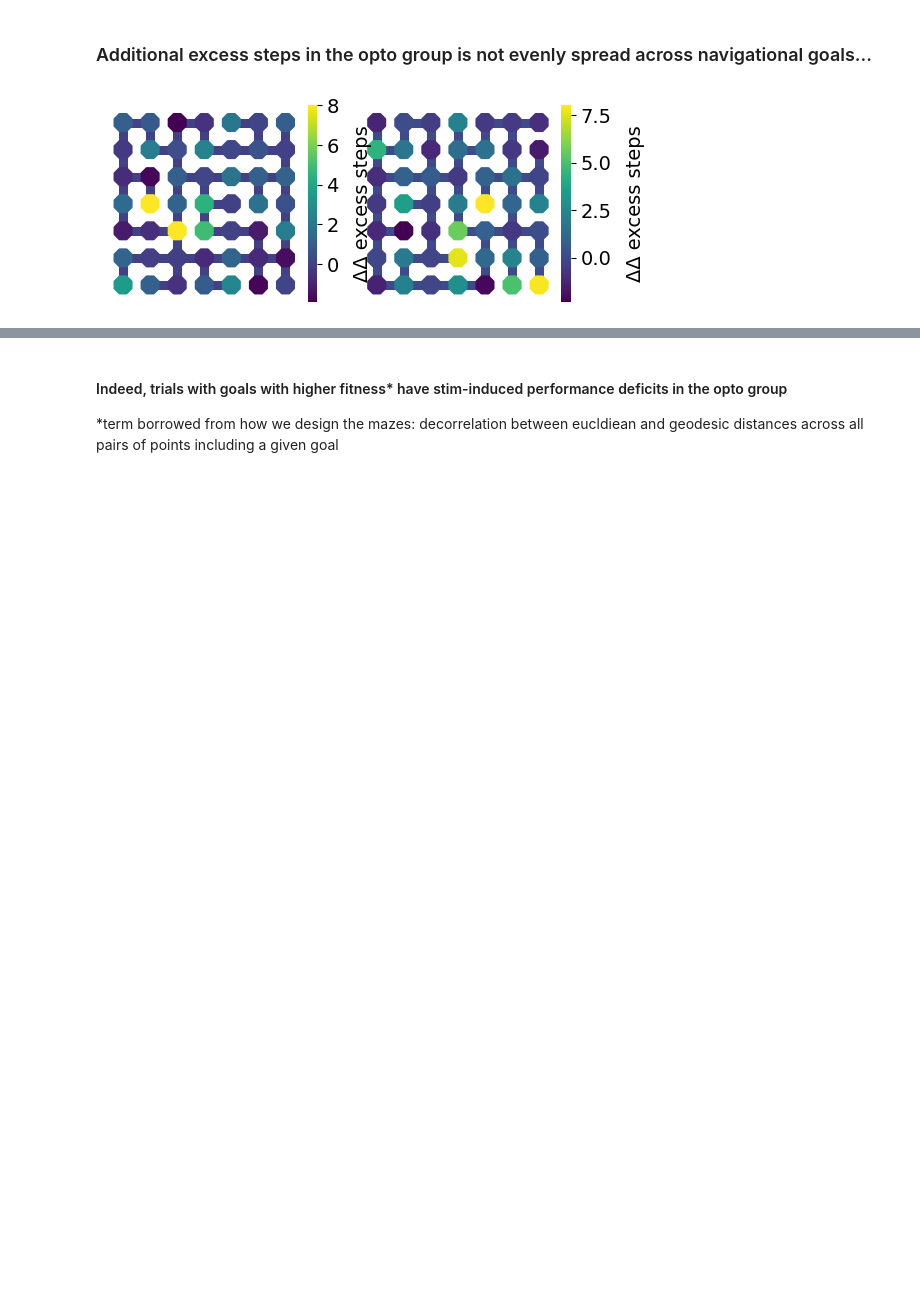
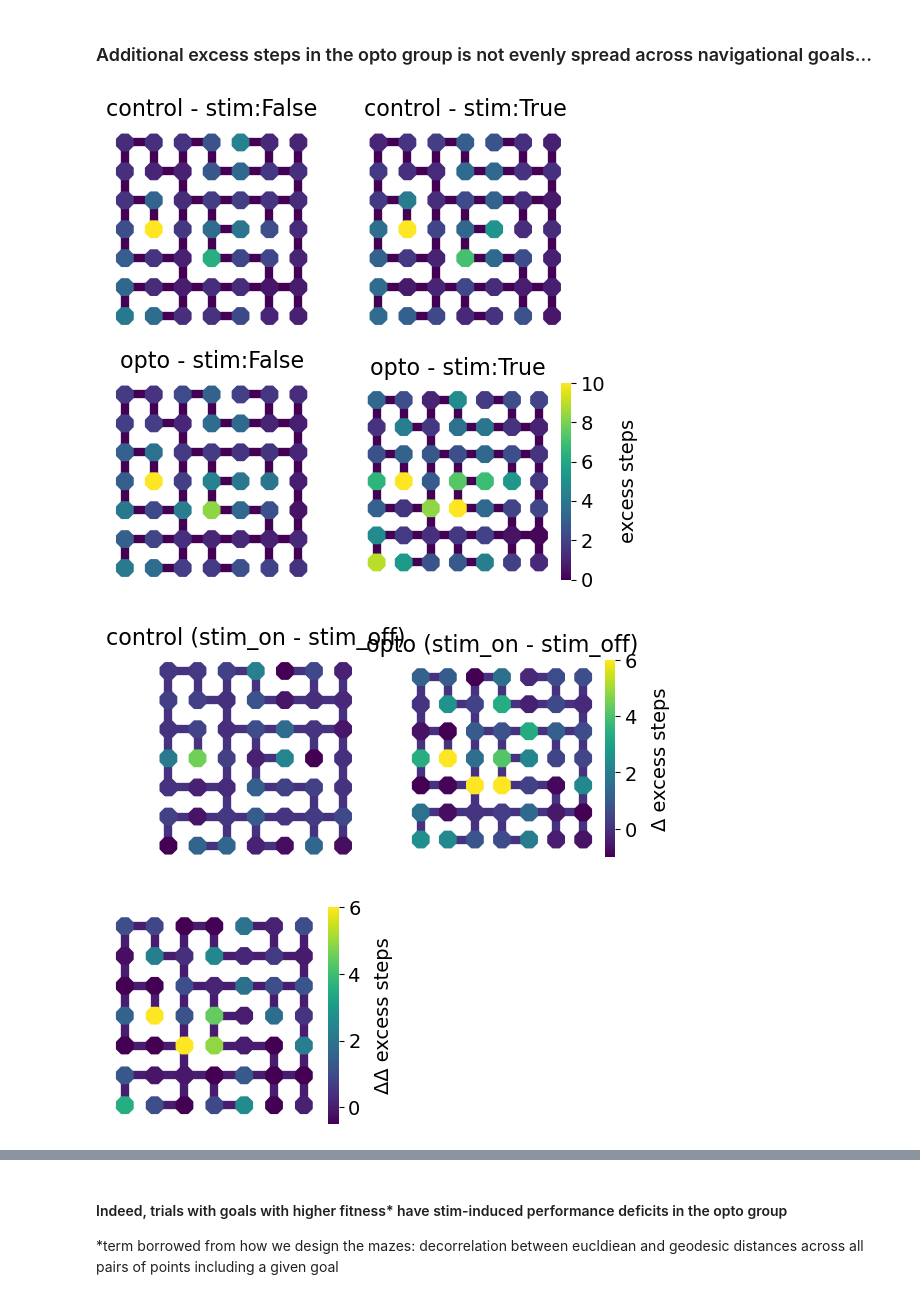
Before and after one commit to peterdoohan/goalNav_mFC-opto3, a Jupyter notebook: code/Notebooks/performance_metrics.ipynb, the cells around one changed output, grey strips where cells are left out. Cells and saved outputs as stored; diff of their text form; code cells hidden in the pictures; blank space fills up the shorter version.

```diff
--- a/code/Notebooks/performance_metrics.ipynb
+++ b/code/Notebooks/performance_metrics.ipynb
@@ -203,15 +203,19 @@ excess_steps_df = pm.get_performance_df()
 # %% [markdown]
 ### Additional excess steps in the opto group is not evenly spread across navigational goals...
 # %%
-f, axes = plt.subplots(1, 2, figsize=(6, 3))
-for maze, ax in zip(["maze_1", "maze_2"], axes):
-    es.plot_delta_delta_excess_steps_across_goals(
-        excess_steps_df,
-        maze_name=maze,
-        stim_day_range=(6, np.inf),
-        outlier_thres=500,
-        vmax=8,
-        ax=ax,
-    )
+reload(es)
+for maze in ["maze_1", "maze_2"]:
+    for pa, v_range in zip(["raw", "delta", "delta_delta"], [(None, 10), (-1, 6), (-0.5, 6)]):
+        es.plot_excess_steps_by_goal_heatmap_summary(
+            excess_steps_df,
+            outlier_thres=250,
+            maze_name=maze,
+            vmin=v_range[0],
+            vmax=v_range[1],
+            plot_as=pa,
+            colormap="viridis",
+        )
 # %% [output]
-[figure, old version]
+[figure, new version]
+[figure, added]
+[figure, added]
```
Also changed, not shown: parts of 1 cell of this notebook, 2 other files.
